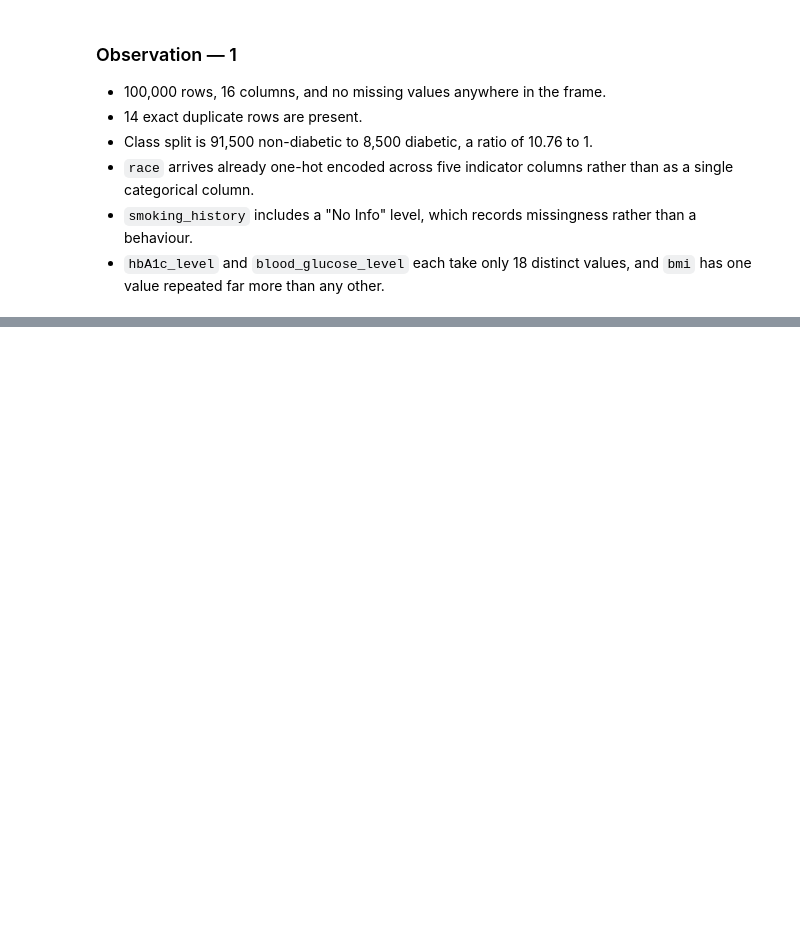
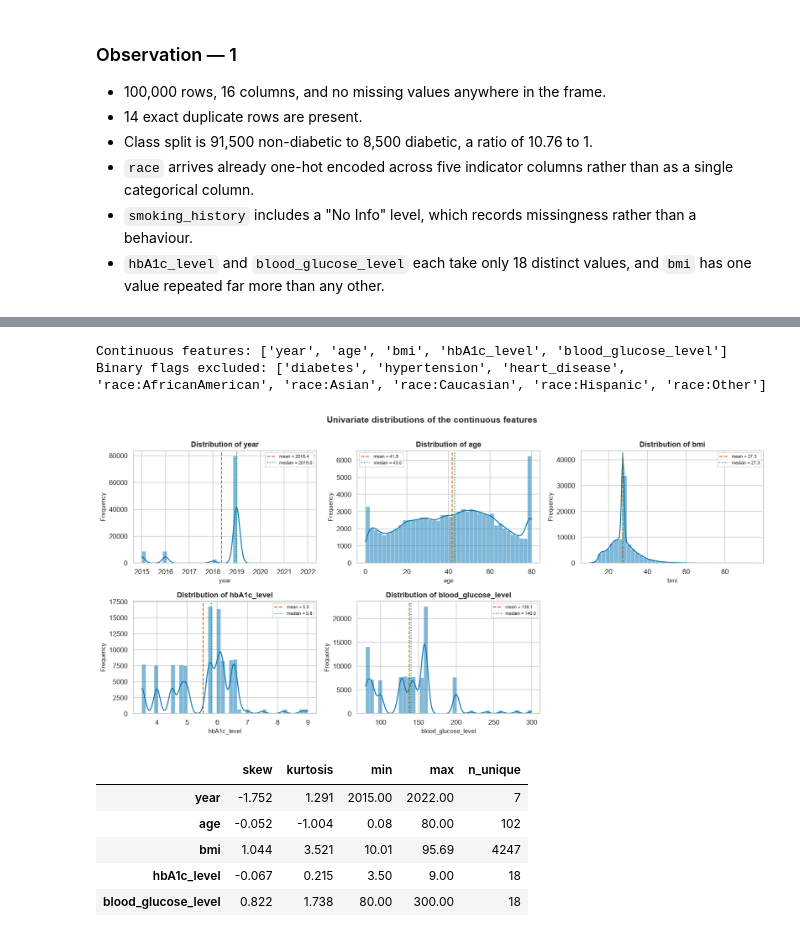
Before and after one commit to renexaan/glucotrack, a Jupyter notebook: notebooks/classification.ipynb, the cells around one changed output, grey strips where cells are left out. Saved outputs shown, nothing was run; the diff lists cells and outputs as text; code cells hidden in the pictures; blank space fills up the shorter version.

```diff
--- a/notebooks/classification.ipynb
+++ b/notebooks/classification.ipynb
@@ -202,0 +213,55 @@ A model predicting the majority class for every row would score 91.5% accuracy w
+# %%
+numeric_cols_raw = df_raw.select_dtypes(include=np.number).columns.tolist()
+
+# the target, the comorbidity flags and the race indicators are all 0/1 columns,
+# so a histogram of them says nothing useful - exclude them from this grid
+race_flag_cols = [c for c in df_raw.columns if c.startswith("race:")]
+binary_flags = [TARGET, "hypertension", "heart_disease"] + race_flag_cols
+continuous_cols = [c for c in numeric_cols_raw if c not in binary_flags]
+
+print("Continuous features:", continuous_cols)
+print("Binary flags excluded:", [c for c in binary_flags if c in numeric_cols_raw])
+
+ncols = 3
+nrows = int(np.ceil(len(continuous_cols) / ncols))
+fig, axes = plt.subplots(nrows, ncols, figsize=(5.0 * ncols, 3.6 * nrows))
+axes = np.atleast_1d(axes).ravel()
+
+for ax, col in zip(axes, continuous_cols):
+    sns.histplot(data=df_raw, x=col, bins=40, kde=True, ax=ax,
+                 color=sns.color_palette(PALETTE)[0], edgecolor="white", linewidth=0.3)
+    ax.axvline(df_raw[col].mean(), color=sns.color_palette(PALETTE)[3],
+               linestyle="--", linewidth=1.4, label=f"mean = {df_raw[col].mean():.1f}")
+    ax.axvline(df_raw[col].median(), color=sns.color_palette(PALETTE)[2],
+               linestyle=":", linewidth=1.6, label=f"median = {df_raw[col].median():.1f}")
+    ax.set_title(f"Distribution of {col}")
+    ax.set_xlabel(col)
+    ax.set_ylabel("Frequency")
+    ax.legend(fontsize=7, frameon=True)
+
+for ax in axes[len(continuous_cols):]:
+    ax.set_visible(False)
+
+fig.suptitle("Univariate distributions of the continuous features",
+             fontsize=14, fontweight="bold", y=1.002)
+plt.tight_layout()
+plt.show()
+
+# skew quantifies what the plots show: how far from symmetric each feature is
+pd.DataFrame({
+    "skew":     df_raw[continuous_cols].skew().round(3),
+    "kurtosis": df_raw[continuous_cols].kurtosis().round(3),
+    "min":      df_raw[continuous_cols].min().round(2),
+    "max":      df_raw[continuous_cols].max().round(2),
+    "n_unique": df_raw[continuous_cols].nunique(),
+})
+# %% [output]
+Continuous features: ['year', 'age', 'bmi', 'hbA1c_level', 'blood_glucose_level']
+Binary flags excluded: ['diabetes', 'hypertension', 'heart_disease', 'race:AfricanAmerican', 'race:Asian', 'race:Caucasian', 'race:Hispanic', 'race:Other']
+[figure, added]
+|  | skew | kurtosis | min | max | n_unique |
+| year | -1.752 | 1.291 | 2015.00 | 2022.00 | 7 |
+| age | -0.052 | -1.004 | 0.08 | 80.00 | 102 |
+| bmi | 1.044 | 3.521 | 10.01 | 95.69 | 4247 |
+| hbA1c_level | -0.067 | 0.215 | 3.50 | 9.00 | 18 |
+| blood_glucose_level | 0.822 | 1.738 | 80.00 | 300.00 | 18 |
```
Also changed, not shown: parts of 11 cells of this notebook.
